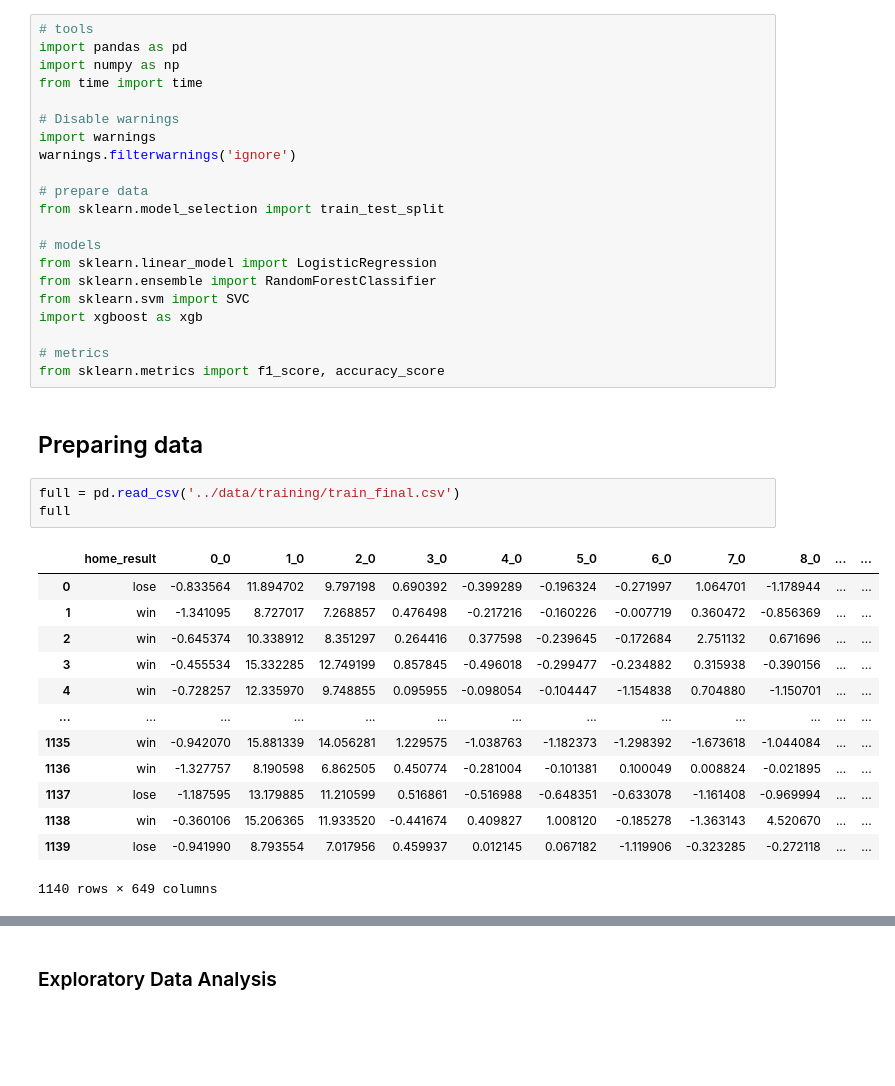
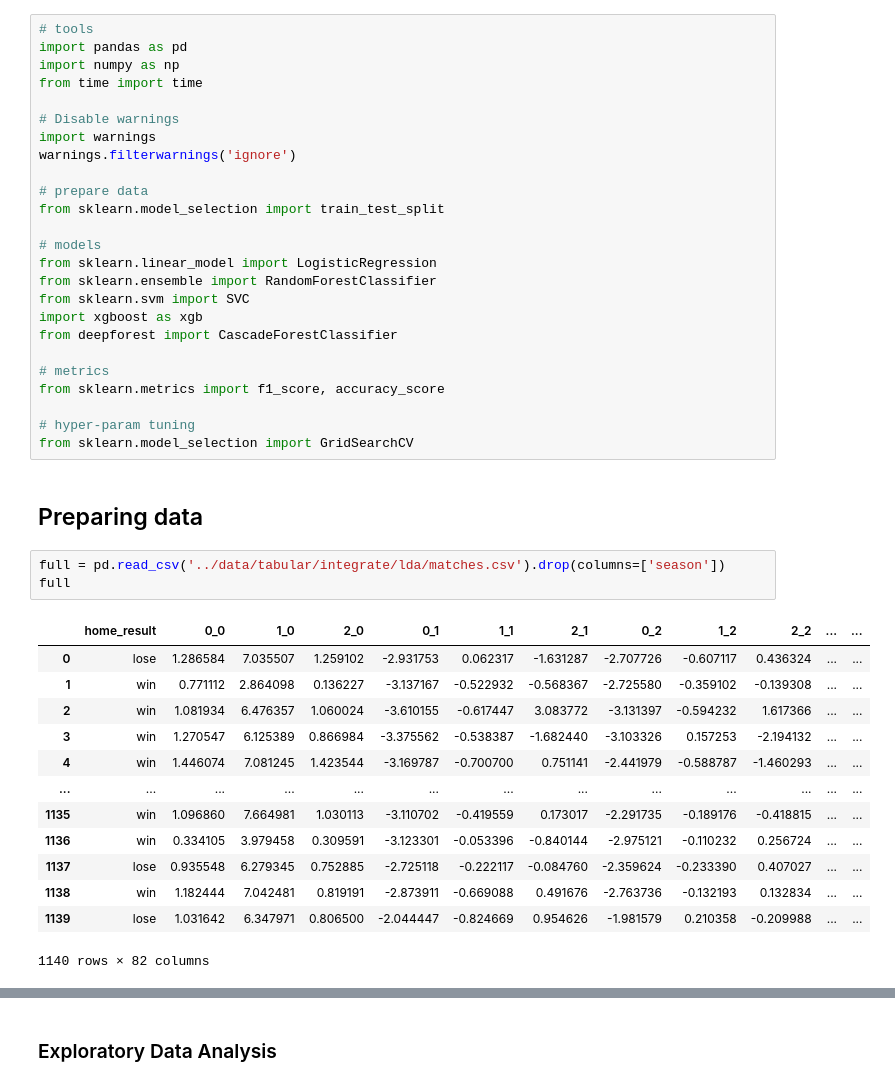
Before and after one commit to minhngt62/ds-epl-matches, a Jupyter notebook: notebooks/04_training_models.ipynb, the cells around one changed output, grey strips where cells are left out. Cells and saved outputs as stored; diff of their text form; blank space fills up the shorter version.

Commit message:
upload training models notebook

```diff
--- a/notebooks/04_training_models.ipynb
+++ b/notebooks/04_training_models.ipynb
@@ -16,25 +16,29 @@ from sklearn.linear_model import LogisticRegression
 from sklearn.ensemble import RandomForestClassifier
 from sklearn.svm import SVC
 import xgboost as xgb
+from deepforest import CascadeForestClassifier
 
 # metrics
 from sklearn.metrics import f1_score, accuracy_score
+
+# hyper-param tuning
+from sklearn.model_selection import GridSearchCV
 # %% [markdown]
 ## Preparing data
 # %%
-full = pd.read_csv('../data/training/train_final.csv')
+full = pd.read_csv('../data/tabular/integrate/lda/matches.csv').drop(columns=['season'])
 full
 # %% [output]
-|  | home_result | 0_0 | 1_0 | 2_0 | 3_0 | 4_0 | 5_0 | 6_0 | 7_0 | 8_0 | ... | ... |
-| 0 | lose | -0.833564 | 11.894702 | 9.797198 | 0.690392 | -0.399289 | -0.196324 | -0.271997 | 1.064701 | -1.178944 | ... | ... |
-| 1 | win | -1.341095 | 8.727017 | 7.268857 | 0.476498 | -0.217216 | -0.160226 | -0.007719 | 0.360472 | -0.856369 | ... | ... |
-| 2 | win | -0.645374 | 10.338912 | 8.351297 | 0.264416 | 0.377598 | -0.239645 | -0.172684 | 2.751132 | 0.671696 | ... | ... |
-| 3 | win | -0.455534 | 15.332285 | 12.749199 | 0.857845 | -0.496018 | -0.299477 | -0.234882 | 0.315938 | -0.390156 | ... | ... |
-| 4 | win | -0.728257 | 12.335970 | 9.748855 | 0.095955 | -0.098054 | -0.104447 | -1.154838 | 0.704880 | -1.150701 | ... | ... |
+|  | home_result | 0_0 | 1_0 | 2_0 | 0_1 | 1_1 | 2_1 | 0_2 | 1_2 | 2_2 | ... | ... |
+| 0 | lose | 1.286584 | 7.035507 | 1.259102 | -2.931753 | 0.062317 | -1.631287 | -2.707726 | -0.607117 | 0.436324 | ... | ... |
+| 1 | win | 0.771112 | 2.864098 | 0.136227 | -3.137167 | -0.522932 | -0.568367 | -2.725580 | -0.359102 | -0.139308 | ... | ... |
+| 2 | win | 1.081934 | 6.476357 | 1.060024 | -3.610155 | -0.617447 | 3.083772 | -3.131397 | -0.594232 | 1.617366 | ... | ... |
+| 3 | win | 1.270547 | 6.125389 | 0.866984 | -3.375562 | -0.538387 | -1.682440 | -3.103326 | 0.157253 | -2.194132 | ... | ... |
+| 4 | win | 1.446074 | 7.081245 | 1.423544 | -3.169787 | -0.700700 | 0.751141 | -2.441979 | -0.588787 | -1.460293 | ... | ... |
 | ... | ... | ... | ... | ... | ... | ... | ... | ... | ... | ... | ... | ... |
-| 1135 | win | -0.942070 | 15.881339 | 14.056281 | 1.229575 | -1.038763 | -1.182373 | -1.298392 | -1.673618 | -1.044084 | ... | ... |
-| 1136 | win | -1.327757 | 8.190598 | 6.862505 | 0.450774 | -0.281004 | -0.101381 | 0.100049 | 0.008824 | -0.021895 | ... | ... |
-| 1137 | lose | -1.187595 | 13.179885 | 11.210599 | 0.516861 | -0.516988 | -0.648351 | -0.633078 | -1.161408 | -0.969994 | ... | ... |
-| 1138 | win | -0.360106 | 15.206365 | 11.933520 | -0.441674 | 0.409827 | 1.008120 | -0.185278 | -1.363143 | 4.520670 | ... | ... |
-| 1139 | lose | -0.941990 | 8.793554 | 7.017956 | 0.459937 | 0.012145 | 0.067182 | -1.119906 | -0.323285 | -0.272118 | ... | ... |
+| 1135 | win | 1.096860 | 7.664981 | 1.030113 | -3.110702 | -0.419559 | 0.173017 | -2.291735 | -0.189176 | -0.418815 | ... | ... |
+| 1136 | win | 0.334105 | 3.979458 | 0.309591 | -3.123301 | -0.053396 | -0.840144 | -2.975121 | -0.110232 | 0.256724 | ... | ... |
+| 1137 | lose | 0.935548 | 6.279345 | 0.752885 | -2.725118 | -0.222117 | -0.084760 | -2.359624 | -0.233390 | 0.407027 | ... | ... |
+| 1138 | win | 1.182444 | 7.042481 | 0.819191 | -2.873911 | -0.669088 | 0.491676 | -2.763736 | -0.132193 | 0.132834 | ... | ... |
+| 1139 | lose | 1.031642 | 6.347971 | 0.806500 | -2.044447 | -0.824669 | 0.954626 | -1.981579 | 0.210358 | -0.209988 | ... | ... |
-1140 rows × 649 columns
+1140 rows × 82 columns
```
Also changed, not shown: parts of 15 cells of this notebook.
